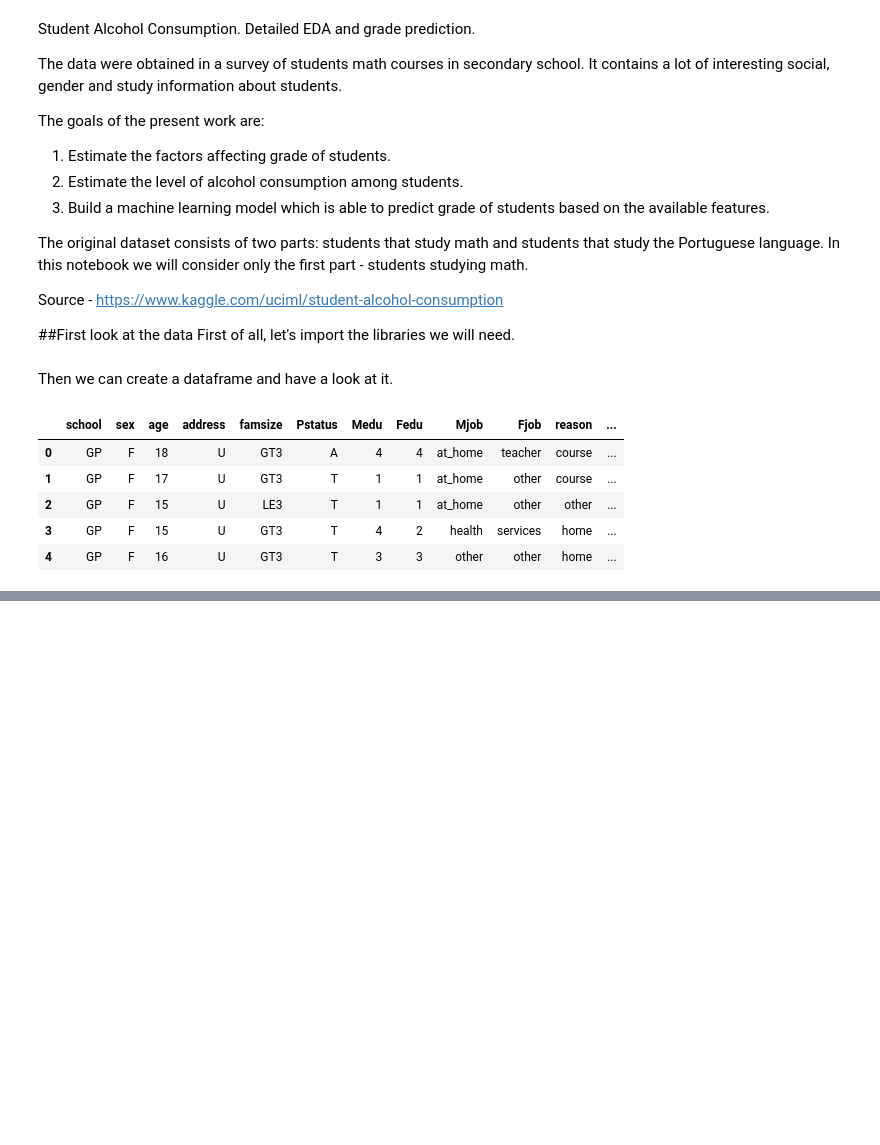
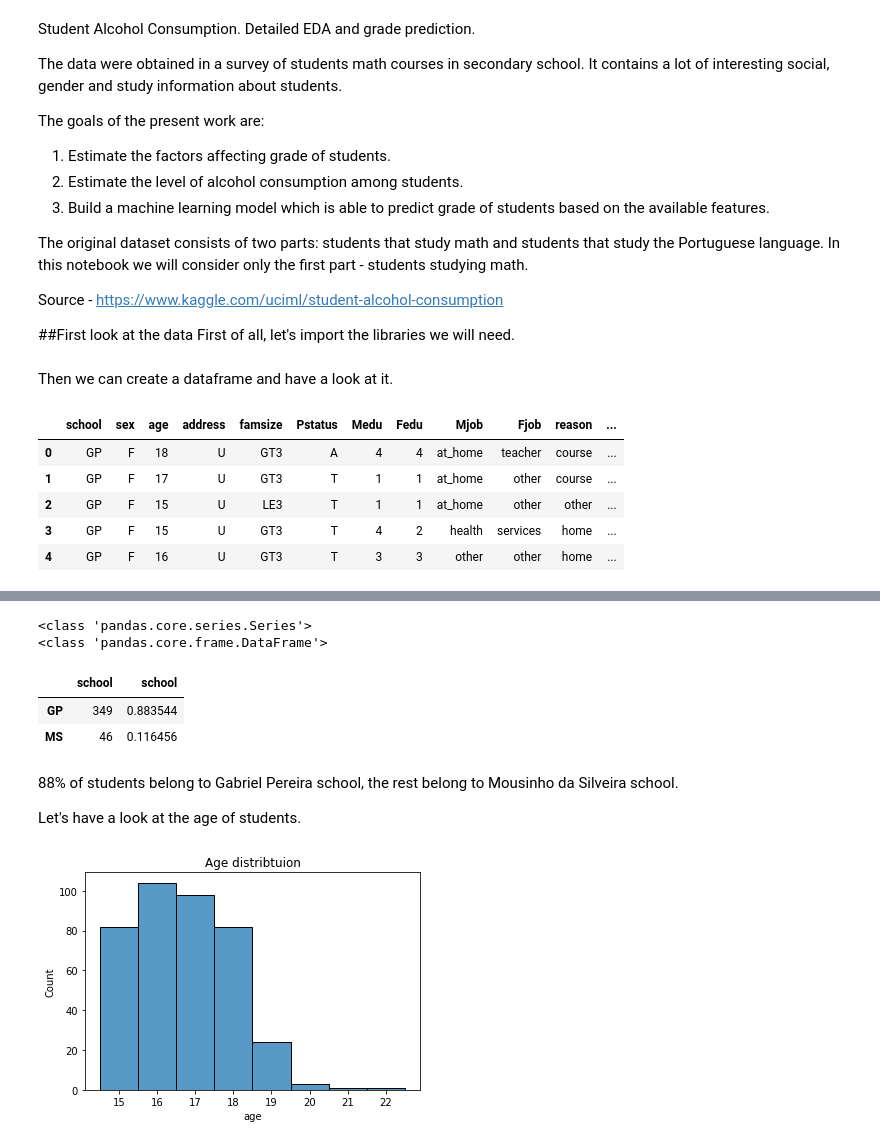
Before and after one commit to Toeysamm/2-64-NIDA-DADS5001, a Jupyter notebook: 04_Apply/Detailed_EDA.ipynb, the cells around one changed output, grey strips where cells are left out. Saved outputs shown, nothing was run; the diff lists cells and outputs as text; code cells hidden in the pictures; blank space fills up the shorter version.

```diff
--- a/04_Apply/Detailed_EDA.ipynb
+++ b/04_Apply/Detailed_EDA.ipynb
@@ -52,0 +108,22 @@ df.head()
+# %%
+print(type(df['school'].value_counts()))
+print(type(df['school'].value_counts().to_frame()))
+# %% [output]
+<class 'pandas.core.series.Series'>
+<class 'pandas.core.frame.DataFrame'>
+# %%
+pd.concat([df['school'].value_counts().to_frame(), df['school'].value_counts(normalize=True).to_frame()], axis=1)
+# %% [output]
+|  | school | school |
+| GP | 349 | 0.883544 |
+| MS | 46 | 0.116456 |
+# %% [markdown]
+88% of students belong to Gabriel Pereira school, the rest belong to Mousinho da Silveira school.
+
+Let's have a look at the age of students.
+# %%
+sns.histplot(df.age, bins=8, discrete=True)
+plt.title('Age distribtuion')
+plt.show()
+# %% [output]
+[figure, added]
```
Also changed, not shown: parts of 21 cells of this notebook.
